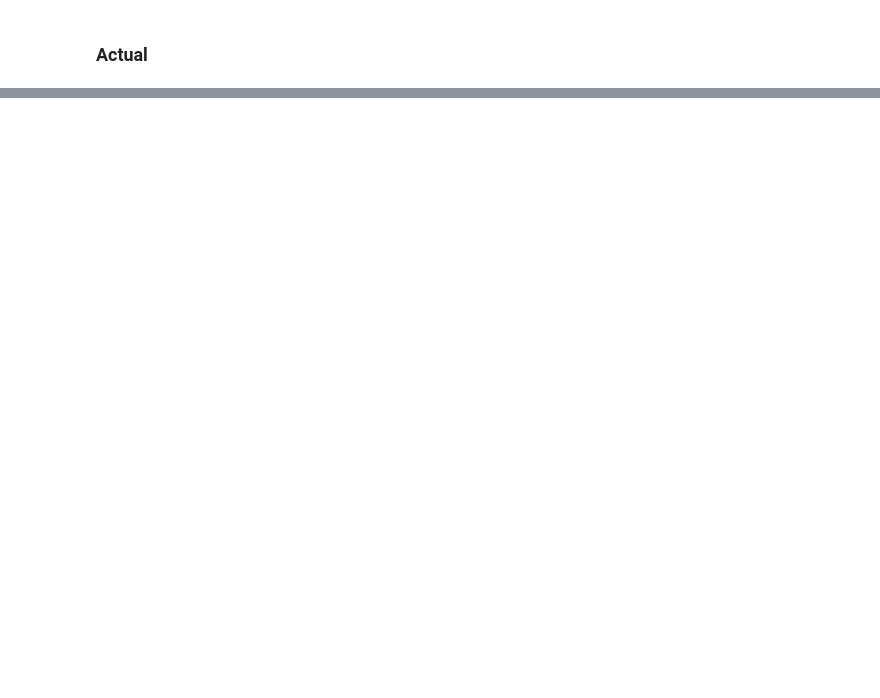
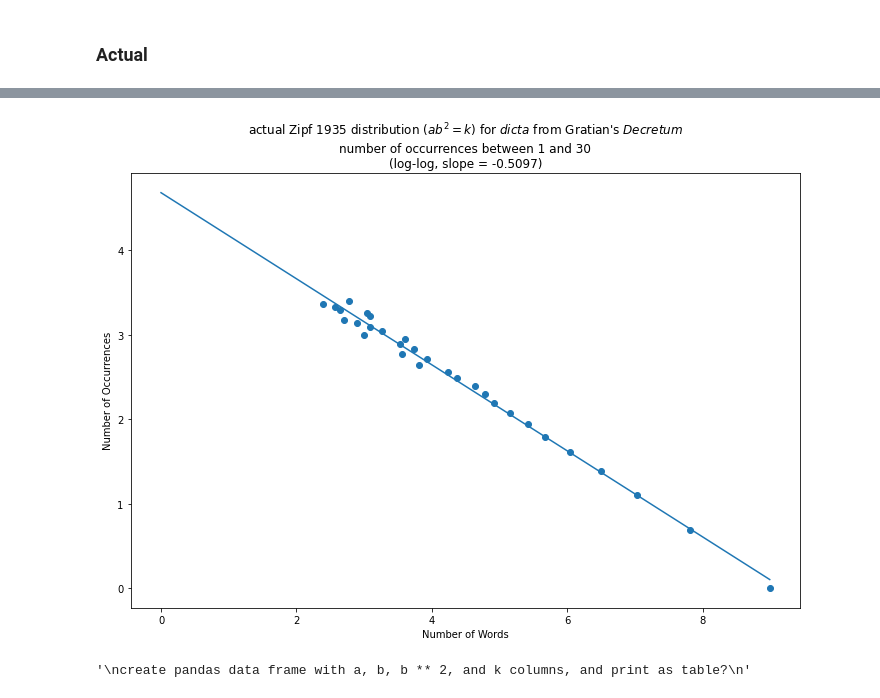
Before and after one commit to decretist/Dissertation, a Jupyter notebook: Notebooks/Zipf/Zipf35.ipynb, the cells around one changed output, grey strips where cells are left out. Saved outputs shown, nothing was run; the diff lists cells and outputs as text; code cells hidden in the pictures; blank space fills up the shorter version.

```diff
--- a/Notebooks/Zipf/Zipf35.ipynb
+++ b/Notebooks/Zipf/Zipf35.ipynb
@@ -78,23 +84,27 @@ pp.show()
 # %%
 import re
 
-def tokenize(filename):
+def get_tokens(filename):
     '''open text file and return list of tokens'''
     # text = open(filename, 'r').read().lower()
     f = open(filename, 'r') # open file
     text = f.read() # read file
     text = text.lower() # lower-case text
-    tokens = [word for word in re.split('\\W', text) if word != ''] # remove punctuation
+    tokens = [word for word in re.split('\W', text) if word != ''] # remove punctuation
     return tokens
 # %%
-def get_frequencies(tokens):
-    '''create and return token frequency dictionary'''
-    types = list(set(tokens))
-    tmp = dict.fromkeys(types, 0)
-    for token in tokens: tmp[token] += 1
-    token_frequencies = {
+def get_features(samples):
+    tokens = []
+    for sample in samples:
+        tokens += get_tokens('../corpus/' + sample + '.txt')
+    types = list(set(tokens)) # create unordered list of unique words
+    tmp = dict.fromkeys(types, 0) # create temporary dictionary, initialize counts to 0
+    for token in tokens: tmp[token] += 1 # count words
+    # re-order words in temporary dictionary numerically by descending frequency
+    # re-order words with same frequency alphabetically
+    features = {
         key: value for key, value in sorted(tmp.items(),
         key = lambda item: (-item[1], item[0]))
     }
-    return token_frequencies
+    return features
 # %%
@@ -126,0 +123,28 @@ pp.show()
+# %%
+samples = ['Gratian0', 'Gratian1', 'dePen', 'Gratian2']
+features = get_features(samples)
+limit = 30 # Figure_Zy
+# limit = len(features) # Figure_Zz
+data_points = zipf_1935_actual(features, limit)
+pp.figure(figsize=(12, 8)) # Jupyter
+# pp.figure(figsize=(6.4, 5.6), dpi=300) # print
+plot_data_scatter(logify(data_points))
+slope = plot_regression(logify(data_points))
+pp.xlabel('Number of Words')
+pp.ylabel('Number of Occurrences')
+pp.title(
+    'actual Zipf 1935 distribution ($ab^2 = k$) for $\it{dicta}$ from Gratian\'s $\it{Decretum}$\n' +
+    f'number of occurrences between 1 and {len(data_points)}\n(log-log, slope = {slope:.4f})'
+)
+# pp.savefig('./PNGs/Figure_Zy')
+# pp.savefig('./PNGs/Figure_Zz')
+pp.show()
+# %% [output]
+[figure, added]
+# %%
+'''
+create pandas data frame with a, b, b ** 2, and k columns, and print as table?
+'''
+# k = a * b ** 2 # ab^2 = k formulation of Zipf's law
+# %% [output]
+'\ncreate pandas data frame with a, b, b ** 2, and k columns, and print as table?\n'
```
Also changed, not shown: parts of 3 cells of this notebook, 4 other files.
